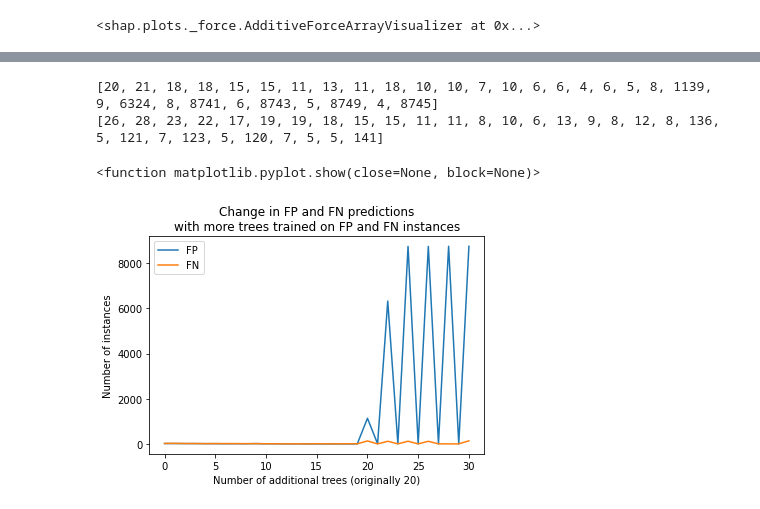
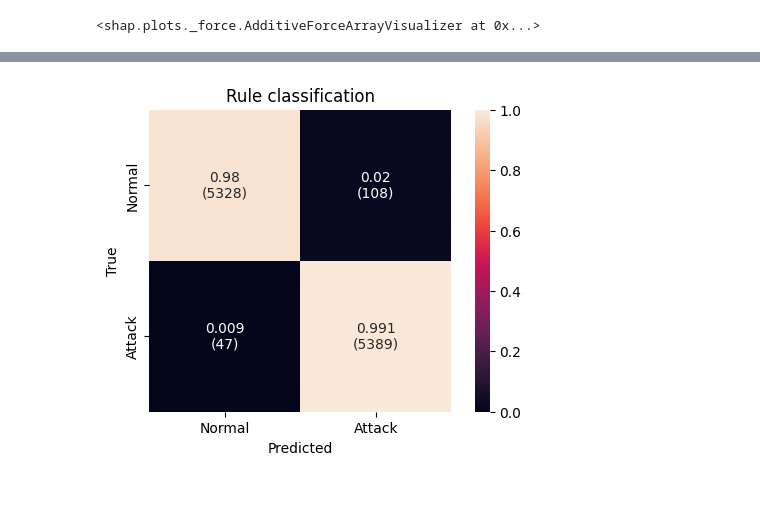
Before and after one commit to hampu5/ml-classify, a Jupyter notebook: ml_classify/rf-book.ipynb, the cells around one changed output, grey strips where cells are left out. Saved outputs shown, nothing was run; the diff lists cells and outputs as text; code cells hidden in the pictures.

```diff
--- a/ml_classify/rf-book.ipynb
+++ b/ml_classify/rf-book.ipynb
@@ -220,31 +217,49 @@ plot_force(shap_all)
+# %%
+feature2 = "dt_ID"
+idx = shap_all.feature_names.index(feature1)
+shap_sums = np.sum(shap_all.values, axis=1)
+rule2 = X_train.sample(600, random_state=0)[(shap_sums > 0) & (shap_all.values[:,idx] < 0)][feature1].max()
+rule2 = 1
+# %%
+def rule_predictor(X: pd.DataFrame, y: pd.DataFrame):
+    mask = (X[feature1] >= rule1) | (X[feature2] >= rule2)
+    pred_out = y.copy() * 0
+    pred_out.loc[mask] = 1
+    # for i, row in X.iterrows():
+    return pred_out
+
+preddy = rule_predictor(X_test, y_test)
+
+plot_confusion_matrix(y_test, preddy, "Rule classification")
+
+# zeros = np.bincount(y_test.loc[mask])[0]
+# ones = np.bincount(y_test.loc[mask])[1]
+# # print(zeros)
+# print(1 - zeros/ones)
+# %% [output]
+[figure, added]
 # %%
-from sklearn.metrics import confusion_matrix
-pred_train = clf.predict(X_train)
-cm = confusion_matrix(y_train, pred_train)
+# from sklearn.metrics import confusion_matrix
+# pred_train = clf.predict(X_train)
+# cm = confusion_matrix(y_train, pred_train)
 
-result = [[cm[0][1]], [cm[1][0]]]
+# result = [[cm[0][1]], [cm[1][0]]]
 
-for i in range(1, 31):
-    clf.set_params(n_estimators=(20+i)) # Add another tree for the FN and FPs
-    clf.fit(X_train.loc[y_train != pred_train], y_train.loc[y_train != pred_train]) # 1 for FP, 0 for FN
-    pred_train = clf.predict(X_train)
-    cm = confusion_matrix(y_train, pred_train)
-    result[0].append(cm[0][1])
-    result[1].append(cm[1][0])
+# for i in range(1, 31):
+#     clf.set_params(n_estimators=(20+i)) # Add another tree for the FN and FPs
+#     clf.fit(X_train.loc[y_train != pred_train], y_train.loc[y_train != pred_train]) # 1 for FP, 0 for FN
+#     pred_train = clf.predict(X_train)
+#     cm = confusion_matrix(y_train, pred_train)
+#     result[0].append(cm[0][1])
+#     result[1].append(cm[1][0])
 
-print(result[0])
-print(result[1])
+# print(result[0])
+# print(result[1])
-# %% [output]
-[20, 21, 18, 18, 15, 15, 11, 13, 11, 18, 10, 10, 7, 10, 6, 6, 4, 6, 5, 8, 1139, 9, 6324, 8, 8741, 6, 8743, 5, 8749, 4, 8745]
-[26, 28, 23, 22, 17, 19, 19, 18, 15, 15, 11, 11, 8, 10, 6, 13, 9, 8, 12, 8, 136, 5, 121, 7, 123, 5, 120, 7, 5, 5, 141]
 # %%
-plt.plot(result[0], label="FP")
-plt.plot(result[1], label="FN")
-plt.title("Change in FP and FN predictions\nwith more trees trained on FP and FN instances")
-plt.xlabel("Number of additional trees (originally 20)")
-plt.ylabel("Number of instances")
-plt.legend()
-plt.show
+# plt.plot(result[0], label="FP")
+# plt.plot(result[1], label="FN")
+# plt.title("Change in FP and FN predictions\nwith more trees trained on FP and FN instances")
+# plt.xlabel("Number of additional trees (originally 20)")
+# plt.ylabel("Number of instances")
+# plt.legend()
+# plt.show
-# %% [output]
-<function matplotlib.pyplot.show(close=None, block=None)>
-[figure, removed]
```
Also changed, not shown: parts of 12 cells of this notebook, 1 other file.
